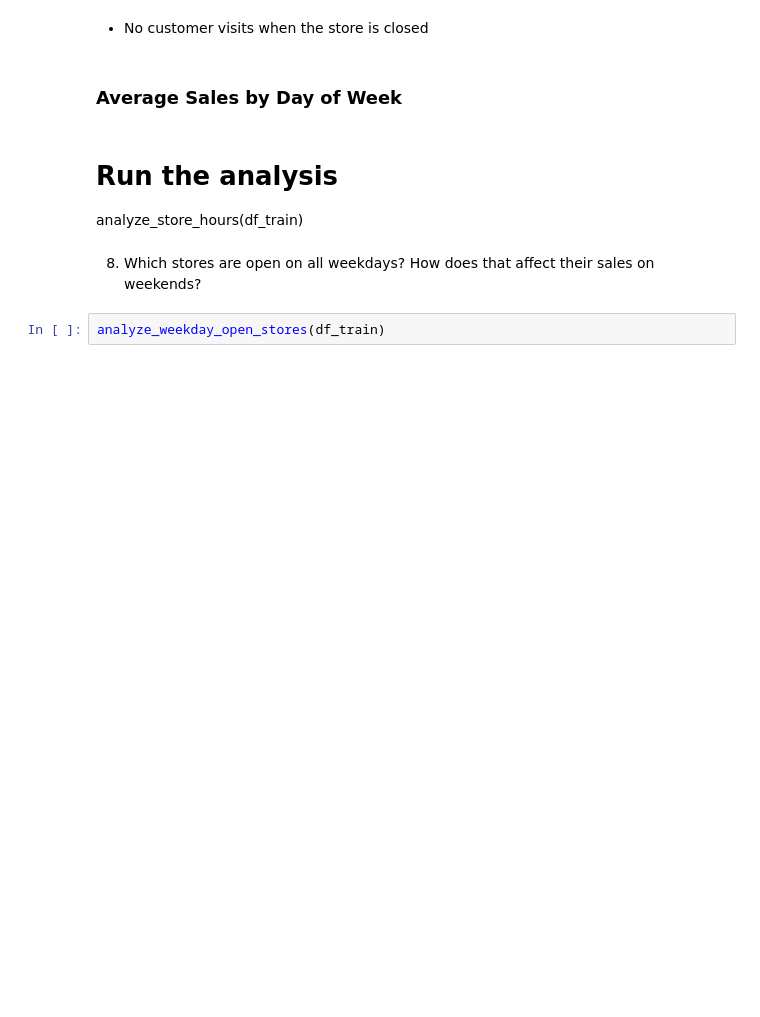
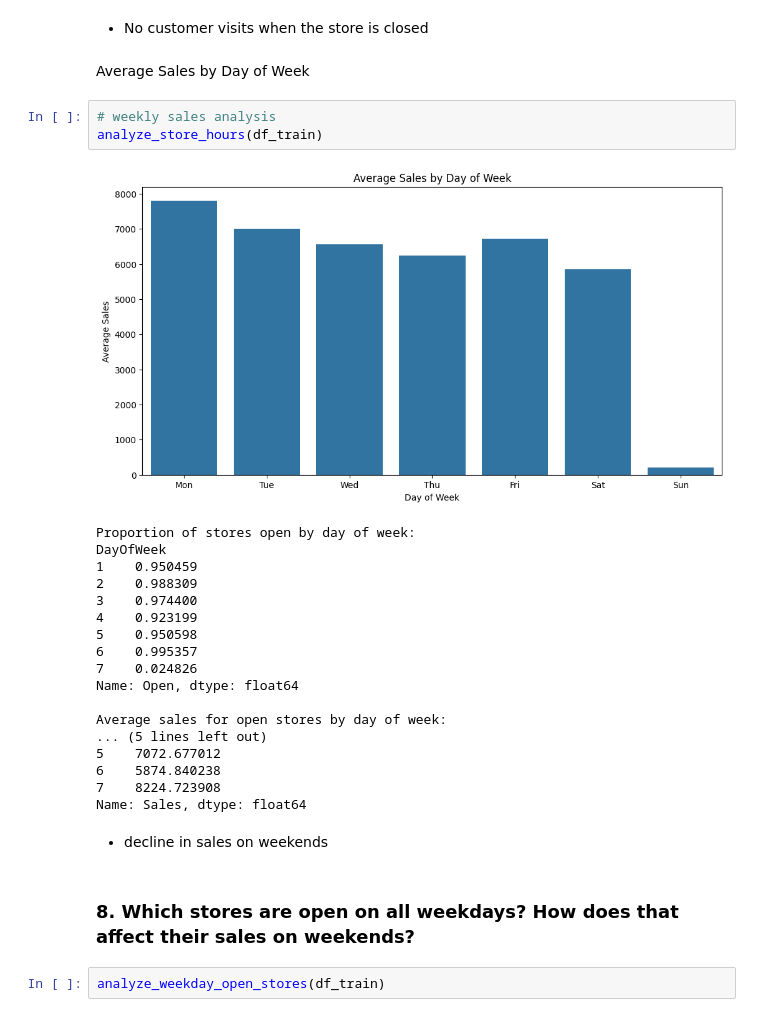
Before and after one commit to OL-YAD/rossmann-pharmaceuticals-sales-forecast, a Jupyter notebook: notebooks/eda_analysis.ipynb, the cells around one changed output. Drawn from its saved outputs; the diff is of its cells as text; blank space fills up the shorter version.

Commit message:
seasonality analysis modified

```diff
--- a/notebooks/eda_analysis.ipynb
+++ b/notebooks/eda_analysis.ipynb
@@ -184,12 +183,33 @@ plt.show()
 # %% [markdown]
 - No customer visits when the store is closed
 # %% [markdown]
-### Average Sales by Day of Week
+ Average Sales by Day of Week
-# %% [markdown]
-# Run the analysis
-analyze_store_hours(df_train)
+# %%
+# weekly sales analysis
+analyze_store_hours(df_train)
+# %% [output]
+[figure, added]
+Proportion of stores open by day of week:
+DayOfWeek
+1    0.950459
+2    0.988309
+3    0.974400
+4    0.923199
+5    0.950598
+6    0.995357
+7    0.024826
+Name: Open, dtype: float64
+
+Average sales for open stores by day of week:
+... (5 lines left out)
+5    7072.677012
+6    5874.840238
+7    8224.723908
+Name: Sales, dtype: float64
+# %% [markdown]
+- decline in sales on weekends
 # %% [markdown]
-8. Which stores are open on all weekdays? How does that affect their sales on weekends?
+### 8. Which stores are open on all weekdays? How does that affect their sales on weekends?
 # %%
 analyze_weekday_open_stores(df_train)
 # %% [output]
```
Also changed, not shown: parts of 15 cells of this notebook.
